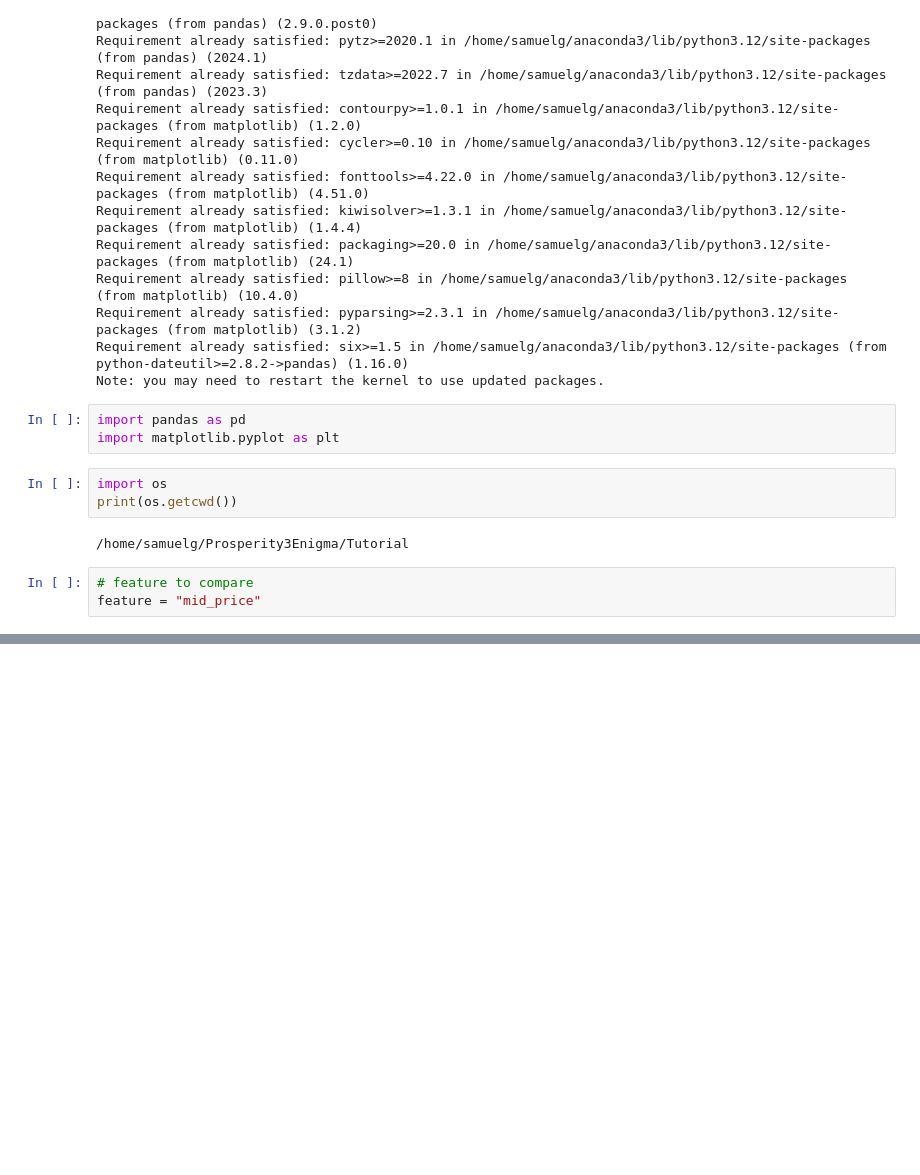
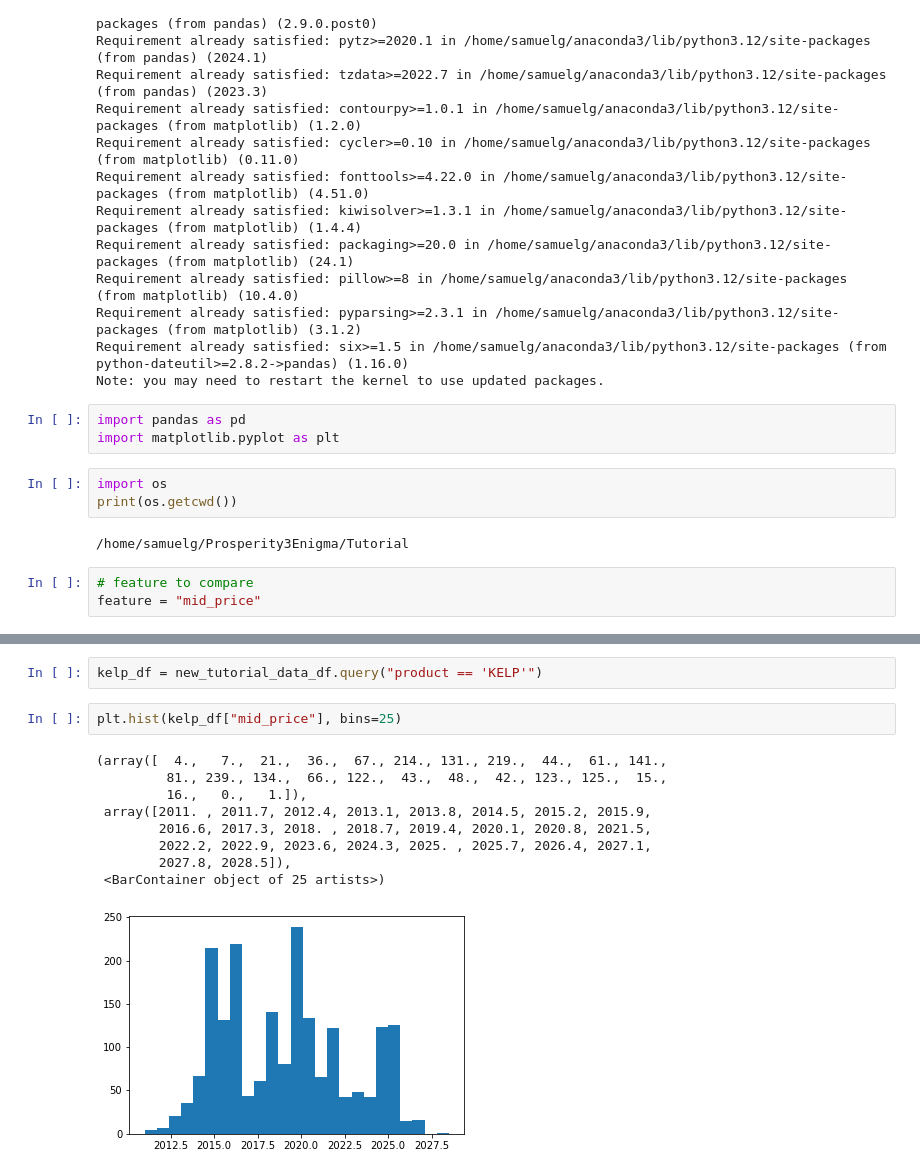
Before and after one commit to SGebhardt03/Prosperity3Enigma, a Jupyter notebook: Tutorial/tutorial_analysis.ipynb, the cells around one changed output, grey strips where cells are left out. Saved outputs shown, nothing was run; the diff lists cells and outputs as text; blank space fills up the shorter version.

```diff
--- a/Tutorial/tutorial_analysis.ipynb
+++ b/Tutorial/tutorial_analysis.ipynb
@@ -101,3 +101,17 @@ AMETHYSTS  0.0  0.0
 STARFRUIT  0.0  0.0
 
 [2 rows x 128 columns]
+# %%
+kelp_df = new_tutorial_data_df.query("product == 'KELP'")
+# %%
+plt.hist(kelp_df["mid_price"], bins=25)
+# %% [output]
+(array([  4.,   7.,  21.,  36.,  67., 214., 131., 219.,  44.,  61., 141.,
+         81., 239., 134.,  66., 122.,  43.,  48.,  42., 123., 125.,  15.,
+         16.,   0.,   1.]),
+ array([2011. , 2011.7, 2012.4, 2013.1, 2013.8, 2014.5, 2015.2, 2015.9,
+        2016.6, 2017.3, 2018. , 2018.7, 2019.4, 2020.1, 2020.8, 2021.5,
+        2022.2, 2022.9, 2023.6, 2024.3, 2025. , 2025.7, 2026.4, 2027.1,
+        2027.8, 2028.5]),
+ <BarContainer object of 25 artists>)
+[figure, added]
```
Also changed, not shown: parts of 2 cells of this notebook, 8 other files.
